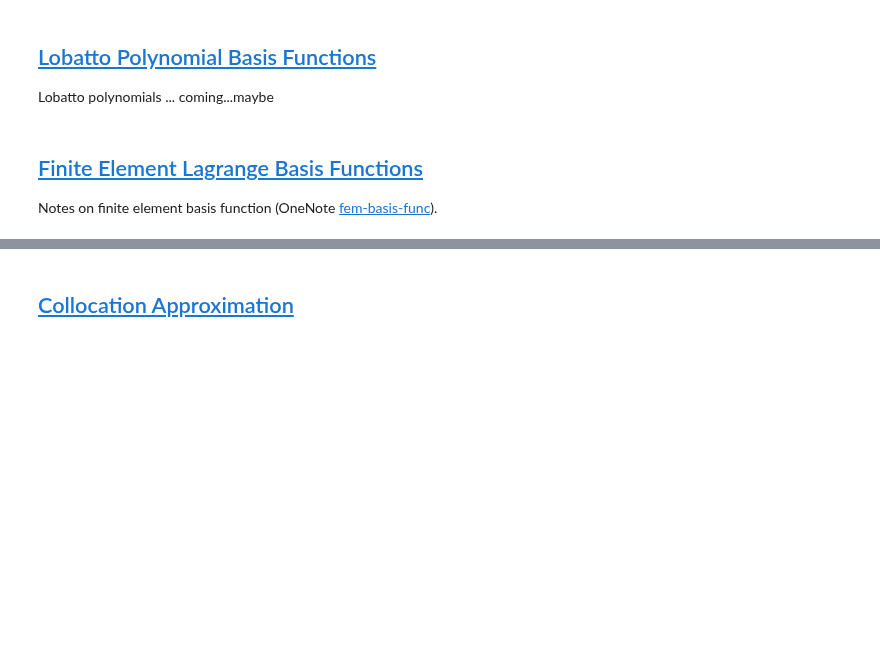
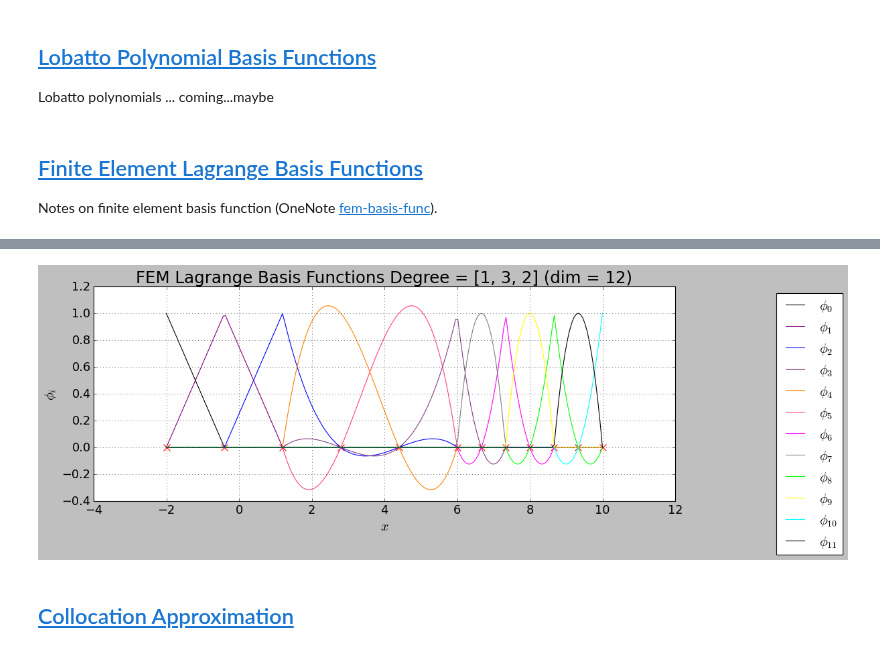
Before and after one commit to dpploy/engy-5330, a Jupyter notebook: notebooks/01-introduction.ipynb, the cells around one changed output, grey strips where cells are left out. Cells and saved outputs as stored; diff of their text form; code cells hidden in the pictures; blank space fills up the shorter version.

```diff
--- a/notebooks/01-introduction.ipynb
+++ b/notebooks/01-introduction.ipynb
@@ -367,3 +367,18 @@ fem_basis.plot()
+# %%
+'''Build the basis functions'''
+
+x_min = shape_pts[0][0]
+x_max = shape_pts[-1][0]
+
+try:
+    from engy_5310.toolkit import FEMBasis
+except ModuleNotFoundError:
+    assert False, 'You need to provide your own code here. Bailing out.'
+
+fem_basis = FEMBasis(degree=[1,3,2], n_elem=[2,1,3], x_partition=[x_min, 0.3*(x_max+x_min)/2, 1.5*(x_max+x_min)/2, x_max])
+fem_basis.plot()
+# %% [output]
+[figure, added]
 # %% [markdown]
 ## [Collocation Approximation](#toc)<a id="coll"></a>
 # %% [markdown]
```
Also changed, not shown: parts of 3 cells of this notebook, 4 other files.
